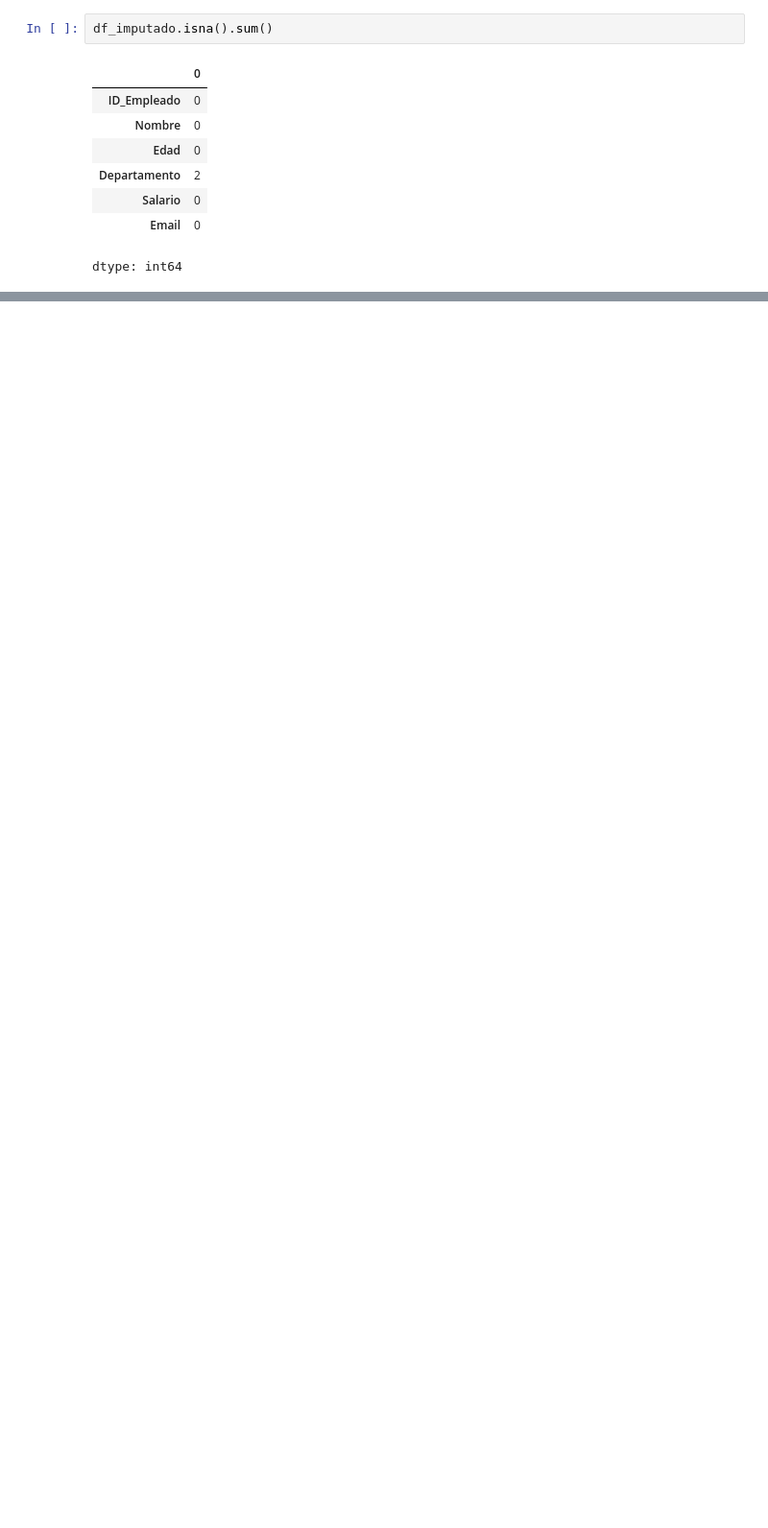
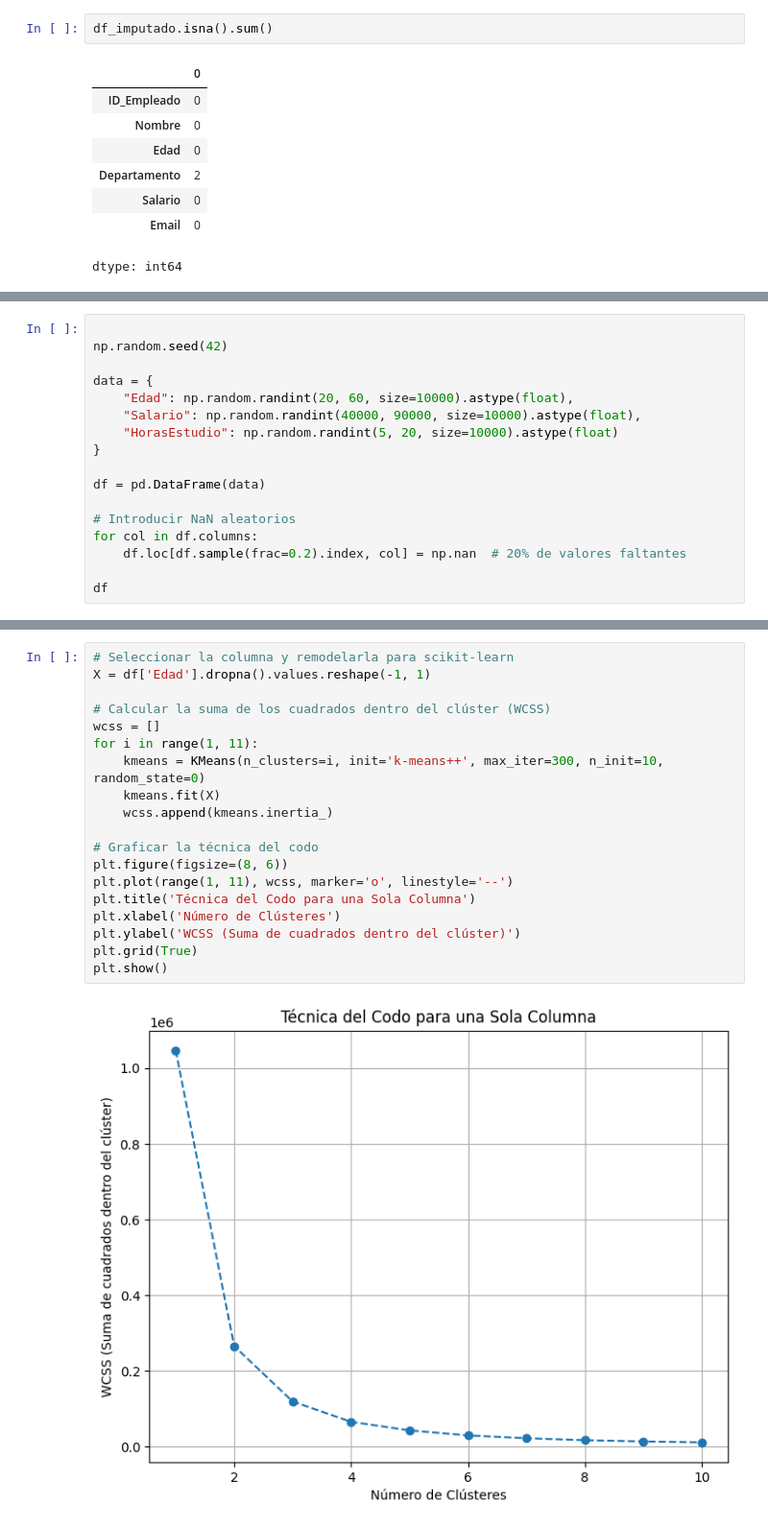
Before and after one commit to jaquimbayoc7/CursoAnalisisDatosPython, a Jupyter notebook: 02 - Manejo DataFrames/Limpieza_de_Datos.ipynb, the cells around one changed output, grey strips where cells are left out. Shown: that part at 96% size. Saved outputs shown, nothing was run; the diff lists cells and outputs as text; blank space fills up the shorter version.

```diff
--- a/02 - Manejo DataFrames/Limpieza_de_Datos.ipynb
+++ b/02 - Manejo DataFrames/Limpieza_de_Datos.ipynb
@@ -285,0 +225,17 @@ Codificación One Hot y Label Encoding
+# %%
+
+np.random.seed(42)
+
+data = {
+    "Edad": np.random.randint(20, 60, size=10000).astype(float),
+    "Salario": np.random.randint(40000, 90000, size=10000).astype(float),
+    "HorasEstudio": np.random.randint(5, 20, size=10000).astype(float)
+}
+
+df = pd.DataFrame(data)
+
+# Introducir NaN aleatorios
+for col in df.columns:
+    df.loc[df.sample(frac=0.2).index, col] = np.nan  # 20% de valores faltantes
+
+df
@@ -285,0 +256,21 @@ Codificación One Hot y Label Encoding
+# %%
+# Seleccionar la columna y remodelarla para scikit-learn
+X = df['Edad'].dropna().values.reshape(-1, 1)
+
+# Calcular la suma de los cuadrados dentro del clúster (WCSS)
+wcss = []
+for i in range(1, 11):
+    kmeans = KMeans(n_clusters=i, init='k-means++', max_iter=300, n_init=10, random_state=0)
+    kmeans.fit(X)
+    wcss.append(kmeans.inertia_)
+
+# Graficar la técnica del codo
+plt.figure(figsize=(8, 6))
+plt.plot(range(1, 11), wcss, marker='o', linestyle='--')
+plt.title('Técnica del Codo para una Sola Columna')
+plt.xlabel('Número de Clústeres')
+plt.ylabel('WCSS (Suma de cuadrados dentro del clúster)')
+plt.grid(True)
+plt.show()
+# %% [output]
+[figure, added]
```
Also changed, not shown: parts of 45 cells of this notebook.
